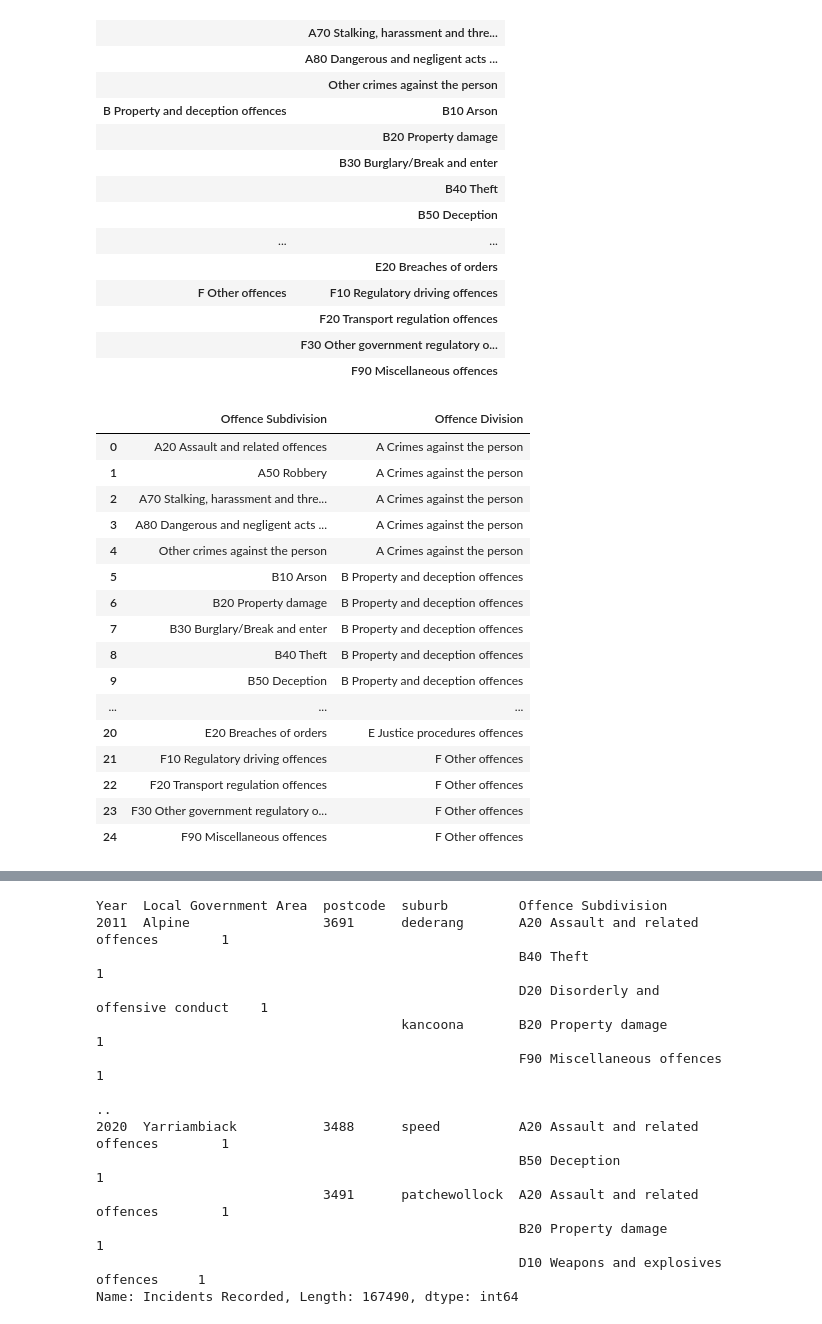
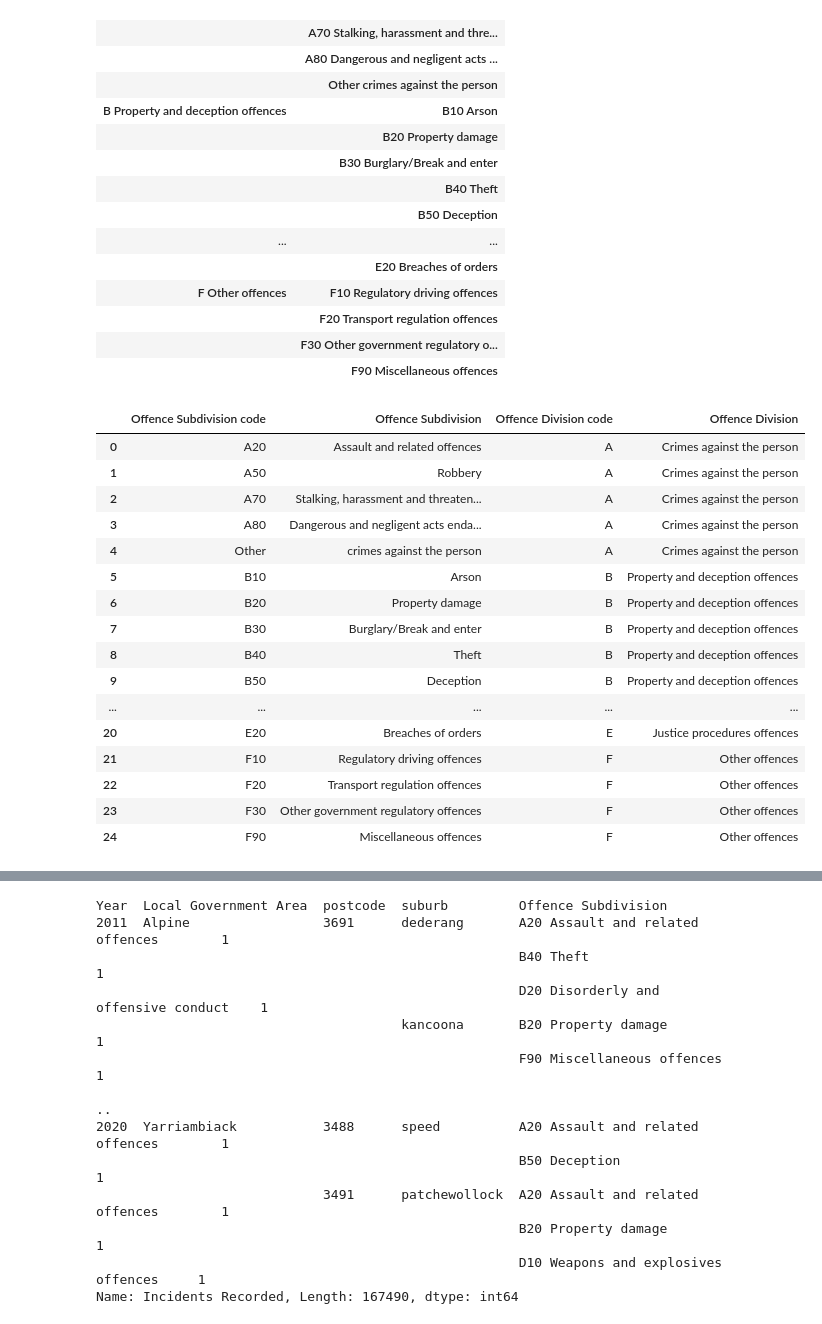
Before and after one commit to qizhengyaoyao/Project-2, a Jupyter notebook: data/DataETL-Mongo.ipynb, the cells around one changed output, grey strips where cells are left out. Saved outputs shown, nothing was run; the diff lists cells and outputs as text; code cells hidden in the pictures.

```diff
--- a/data/DataETL-Mongo.ipynb
+++ b/data/DataETL-Mongo.ipynb
@@ -280,25 +204,3 @@ crimetypeDF
 |  | F20 Transport regulation offences |
 |  | F30 Other government regulatory o... |
 |  | F90 Miscellaneous offences |
-# %%
-crimetypeDFreset = crimetypeDF.reset_index(level=['Offence Division', 'Offence Subdivision'])
-crimetypeDFreset = crimetypeDFreset[['Offence Subdivision', 'Offence Division']]
-crimetypeDFreset
-# %% [output]
-|  | Offence Subdivision | Offence Division |
-| 0 | A20 Assault and related offences | A Crimes against the person |
-| 1 | A50 Robbery | A Crimes against the person |
-| 2 | A70 Stalking, harassment and thre... | A Crimes against the person |
-| 3 | A80 Dangerous and negligent acts ... | A Crimes against the person |
-| 4 | Other crimes against the person | A Crimes against the person |
-| 5 | B10 Arson | B Property and deception offences |
-| 6 | B20 Property damage | B Property and deception offences |
-| 7 | B30 Burglary/Break and enter | B Property and deception offences |
-| 8 | B40 Theft | B Property and deception offences |
-| 9 | B50 Deception | B Property and deception offences |
-| ... | ... | ... |
-| 20 | E20 Breaches of orders | E Justice procedures offences |
-| 21 | F10 Regulatory driving offences | F Other offences |
-| 22 | F20 Transport regulation offences | F Other offences |
-| 23 | F30 Other government regulatory o... | F Other offences |
-| 24 | F90 Miscellaneous offences | F Other offences |
@@ -315,0 +207,25 @@ for index,row in crimetypeDFreset.iterrows():
+# %%
+crimetypeDFreset = crimetypeDF.reset_index(level=['Offence Division', 'Offence Subdivision'])
+crimetypeDFreset = crimetypeDFreset[['Offence Subdivision', 'Offence Division']]
+crimetypeDFreset[['Offence Subdivision code','Offence Subdivision']] = crimetypeDFreset["Offence Subdivision"].str.split(" ", 1, expand=True)
+crimetypeDFreset[['Offence Division code','Offence Division']] = crimetypeDFreset["Offence Division"].str.split(" ", 1, expand=True)
+crimetypeDFreset=crimetypeDFreset[['Offence Subdivision code','Offence Subdivision','Offence Division code','Offence Division']]
+crimetypeDFreset
+# %% [output]
+|  | Offence Subdivision code | Offence Subdivision | Offence Division code | Offence Division |
+| 0 | A20 | Assault and related offences | A | Crimes against the person |
+| 1 | A50 | Robbery | A | Crimes against the person |
+| 2 | A70 | Stalking, harassment and threaten... | A | Crimes against the person |
+| 3 | A80 | Dangerous and negligent acts enda... | A | Crimes against the person |
+| 4 | Other | crimes against the person | A | Crimes against the person |
+| 5 | B10 | Arson | B | Property and deception offences |
+| 6 | B20 | Property damage | B | Property and deception offences |
+| 7 | B30 | Burglary/Break and enter | B | Property and deception offences |
+| 8 | B40 | Theft | B | Property and deception offences |
+| 9 | B50 | Deception | B | Property and deception offences |
+| ... | ... | ... | ... | ... |
+| 20 | E20 | Breaches of orders | E | Justice procedures offences |
+| 21 | F10 | Regulatory driving offences | F | Other offences |
+| 22 | F20 | Transport regulation offences | F | Other offences |
+| 23 | F30 | Other government regulatory offences | F | Other offences |
+| 24 | F90 | Miscellaneous offences | F | Other offences |
```
Also changed, not shown: parts of 24 cells of this notebook, 6 other files.
